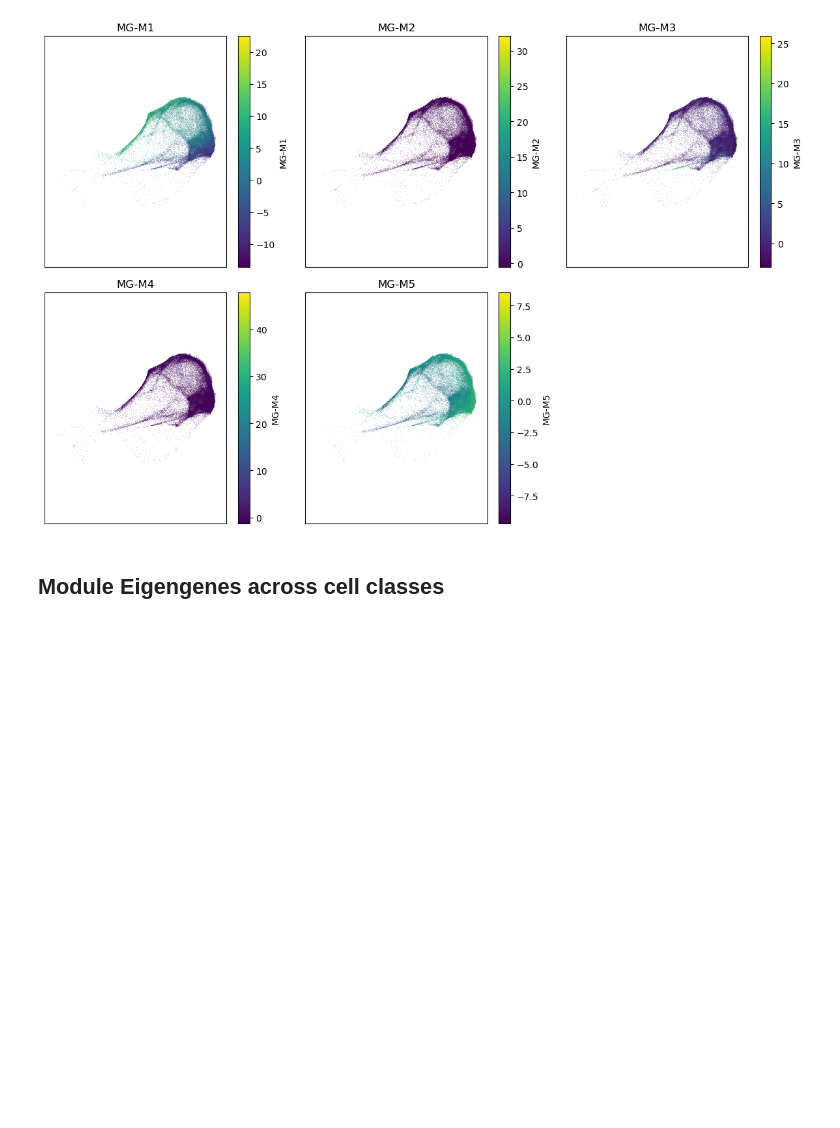
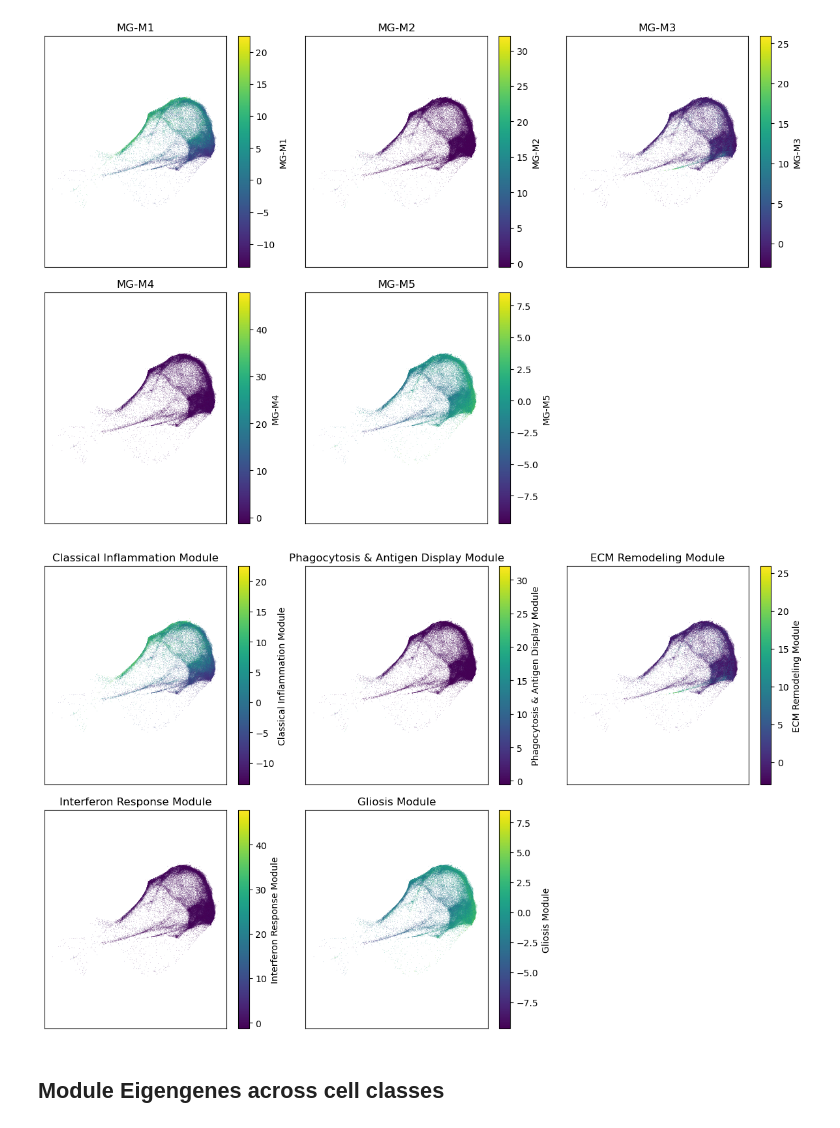
Before and after one commit to BioProteanLabs/ABCA_analysis, a Jupyter notebook: Microglia/02_ME_explore_plots.ipynb, the cells around one changed output. Cells and saved outputs as stored; diff of their text form; code cells hidden in the pictures; blank space fills up the shorter version.

```diff
--- a/Microglia/02_ME_explore_plots.ipynb
+++ b/Microglia/02_ME_explore_plots.ipynb
@@ -236,3 +293,15 @@ plot_multiple_umaps(merged_df, modules)
+# %%
+# output_file = "/home/momo/Pictures/ABCA/Isocortex_ME_UMAP.svg"
+module_names = {
+    "MG-M1": "Classical Inflammation Module",
+    "MG-M2": "Phagocytosis & Antigen Display Module",
+    "MG-M3": "ECM Remodeling Module",
+    "MG-M4": "Interferon Response Module",
+    "MG-M5": "Gliosis Module"
+}
+plot_multiple_umaps_renamed(merged_df, modules, module_names)
+# %% [output]
+[figure, added]
 # %% [markdown]
 ## Module Eigengenes across cell classes
 # %%
```
Also changed, not shown: parts of 1 cell of this notebook, 18 other files.
